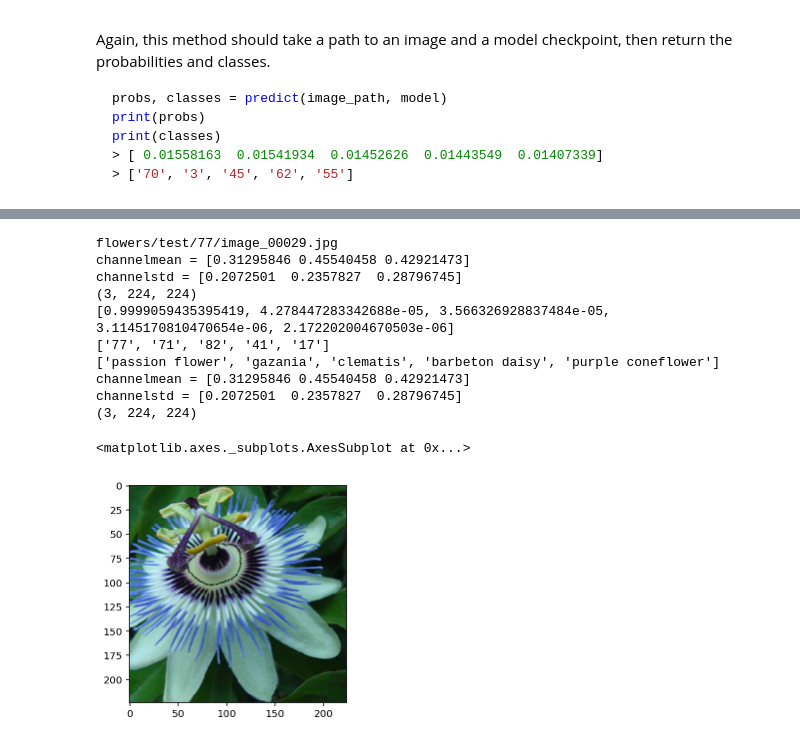
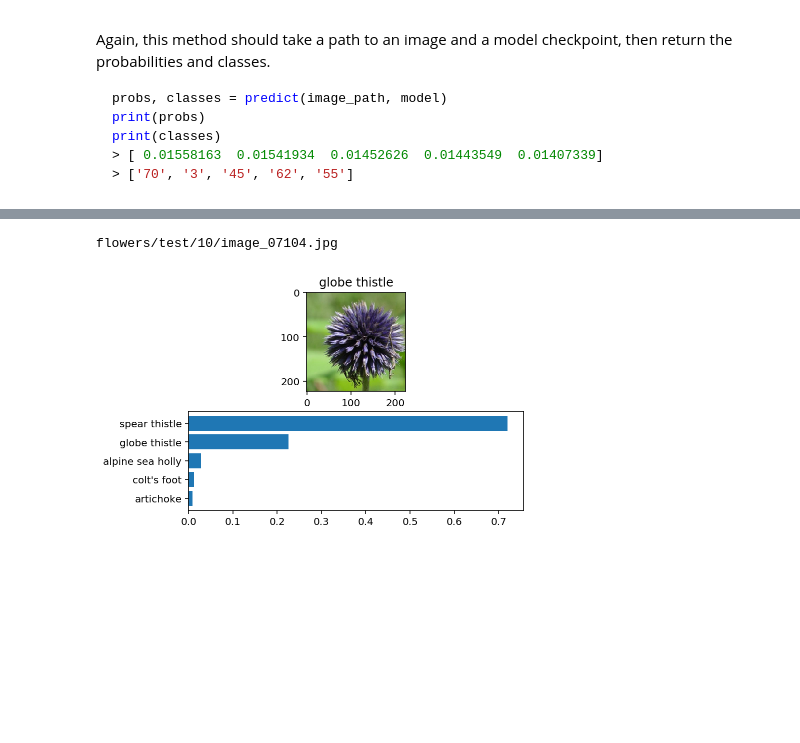
Before and after one commit to julzmb/aipnd-project, a Jupyter notebook: Image Classifier Project.ipynb, the cells around one changed output, grey strips where cells are left out. Drawn from its saved outputs; the diff is of its cells as text; code cells hidden in the pictures; blank space fills up the shorter version.

```diff
--- a/Image Classifier Project.ipynb
+++ b/Image Classifier Project.ipynb
@@ -296,7 +266,9 @@ validation
 It's good practice to test your trained network on test data, images the network has never seen either in training or validation. This will give you a good estimate for the model's performance on completely new images. Run the test images through the network and measure the accuracy, the same way you did validation. You should be able to reach around 70% accuracy on the test set if the model has been trained well.
 # %%
 # Do validation on the test set
+device = torch.device("cuda" if torch.cuda.is_available() else "cpu")
 model.eval()
+model.to(device)
 testing_loss = 0
 correct_count = 0
 example_count = 0
@@ -330,12 +302,11 @@ Now that your network is trained, save the model so you can load it later for ma
 Remember that you'll want to completely rebuild the model later so you can use it for inference. Make sure to include any information you need in the checkpoint. If you want to load the model and keep training, you'll want to save the number of epochs as well as the optimizer state, `optimizer.state_dict`. You'll likely want to use this trained model in the next part of the project, so best to save it now.
 # %%
 # Save the checkpoint
-model = model.double()
 model.class_to_idx = image_datasets['training'].class_to_idx
 checkpoint = {
     'class_to_idx': image_datasets['training'].class_to_idx,
     'model_state_dict': model.state_dict(),
-    # Needed to continue training a checkpoint
+    # Below entries are needed if training is being resumed on the checkpoint
     'optimizer_state_dict': optimizer.state_dict,
     'CLASSIFIER_HIDDEN_WIDTH': CLASSIFIER_HIDDEN_WIDTH,
     'CLASSIFIER_DROP_PROBABILITY': CLASSIFIER_DROP_PROBABILITY,
@@ -525,7 +448,10 @@ def predict(image_path, model, topk=5):
     # Implement the code to predict the class from an image file
     model.eval()
     model.double()
+    device = torch.device("cuda" if torch.cuda.is_available() else "cpu")
+    model.to(device)
     img = process_image(Image.open(image_path))
+    img.to(device)
 
     # present a view that is like a batch of 1
     img = img.view(1, img.shape[0], img.shape[1], img.shape[2])
@@ -537,7 +463,6 @@ def predict(image_path, model, topk=5):
     idx_to_class = {
         v: k for (k, v) in model.class_to_idx.items()
     }
-    #print(idx_to_class)
     classes = [
         idx_to_class[int(x)] for x in top_classes[0]
     ]
@@ -545,14 +470,3 @@ def predict(image_path, model, topk=5):
         float(x) for x in top_ps[0]
     ]
     return probs, classes
-# %%
-# Test predict
-model = load_checkpoint('checkpoint.pth')
-
-p, c = predict('flowers/train/1/image_06734.jpg', model)
-print(p)
-print(c)
-
-p, c = predict('flowers/train/2/image_05087.jpg', model)
-print(p)
-print(c)
@@ -576,29 +479,42 @@ Now that you can use a trained model for predictions, check to make sure it make
 
 You can convert from the class integer encoding to actual flower names with the `cat_to_name.json` file (should have been loaded earlier in the notebook). To show a PyTorch tensor as an image, use the `imshow` function defined above.
 # %%
-# TODO: Display an image along with the top 5 classes
-test_dir
-test_dir_subdirectories = [x for x in os.listdir(test_dir) if os.path.isdir(os.path.join(test_dir, x))]
-random_subdirectory = os.path.join(test_dir, random.choice(test_dir_subdirectories))
-subdir_files = [x for x in os.listdir(random_subdirectory) if os.path.isfile(os.path.join(random_subdirectory, x)) and x[-4:].lower() == '.jpg']
+# Display an image along with the top 5 classes
+test_dir_subdirectories = [
+    x for x in os.listdir(
+        test_dir
+    ) if os.path.isdir(
+        os.path.join(test_dir, x)
+    )
+]
+ground_truth_cat_num = random.choice(test_dir_subdirectories)
+random_subdirectory = os.path.join(test_dir, ground_truth_cat_num)
+subdir_files = [
+    x for x in os.listdir(
+        random_subdirectory
+    ) if os.path.isfile(
+        os.path.join(random_subdirectory, x)
+    ) and x[-4:].lower() == '.jpg'
+]
 random_file = os.path.join(random_subdirectory, random.choice(subdir_files))
 print(random_file)
-p, c = predict(random_file, model)
-print(p)
-print(c)
-cat_names = [cat_to_name[x] for x in c]
-print(cat_names)
-imshow(process_image(Image.open(random_file)))
+probs, cats = predict(random_file, model)
+cat_names = [cat_to_name[x] for x in cats]
+
+ground_truth_cat_name = cat_to_name[ground_truth_cat_num]
+
+fig, (ax_img, ax_prob) = plt.subplots(nrows=2)
+img = process_image(Image.open(random_file))
+imshow(img, ax=ax_img)
+
+# adapted from https://matplotlib.org/3.1.1/gallery/lines_bars_and_markers/barh.html
+y_pos = np.arange(len(cat_names))
+ax_prob.barh(y_pos, probs, align='center')
+ax_prob.set_yticks(y_pos)
+ax_prob.set_yticklabels(cat_names)
+ax_prob.invert_yaxis()
+ax_img.set_title(ground_truth_cat_name)
+plt.show()
 # %% [output]
-flowers/test/77/image_00029.jpg
-channelmean = [0.31295846 0.45540458 0.42921473]
-channelstd = [0.2072501  0.2357827  0.28796745]
-(3, 224, 224)
-[0.9999059435395419, 4.278447283342688e-05, 3.566326928837484e-05, 3.1145170810470654e-06, 2.172202004670503e-06]
-['77', '71', '82', '41', '17']
-['passion flower', 'gazania', 'clematis', 'barbeton daisy', 'purple coneflower']
-channelmean = [0.31295846 0.45540458 0.42921473]
-channelstd = [0.2072501  0.2357827  0.28796745]
-(3, 224, 224)
+flowers/test/10/image_07104.jpg
-<matplotlib.axes._subplots.AxesSubplot at 0x...>
-[figure, old version]
+[figure, new version]
```
Also changed, not shown: parts of 9 cells of this notebook.
